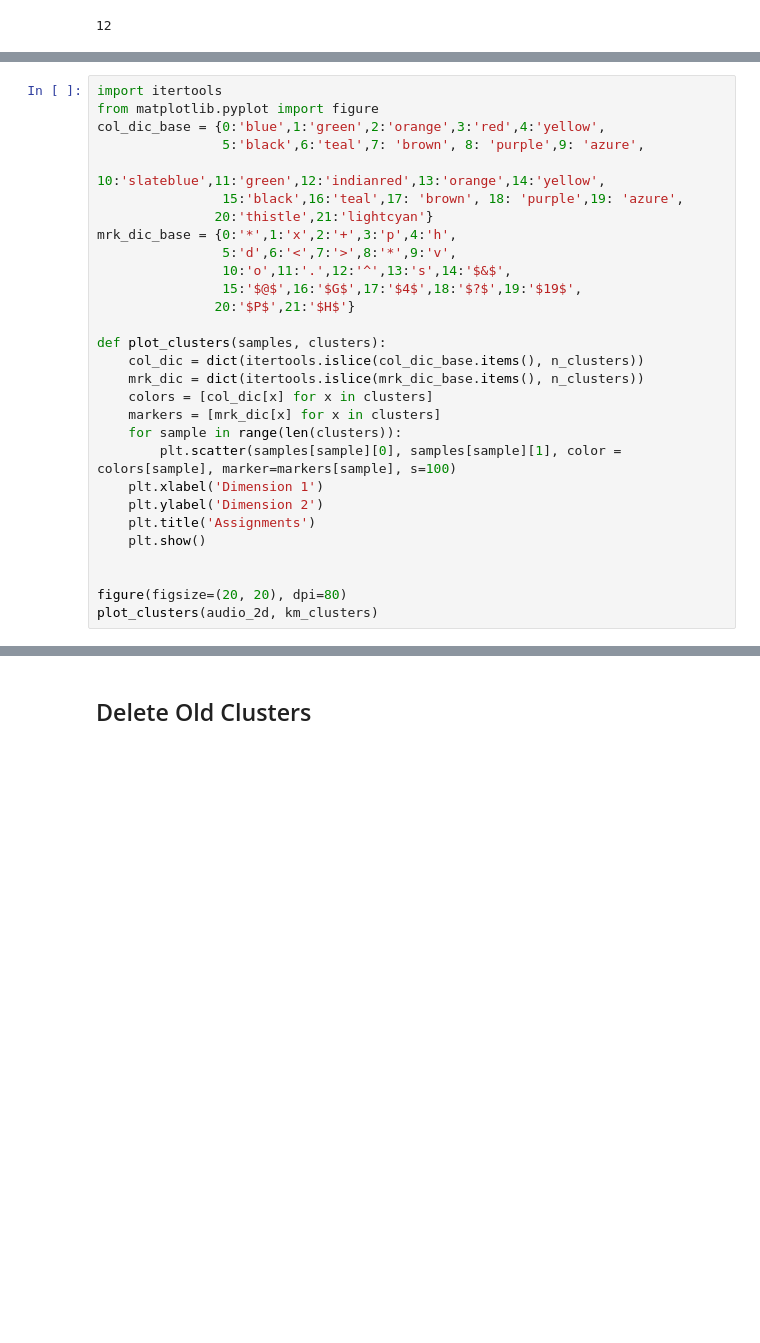
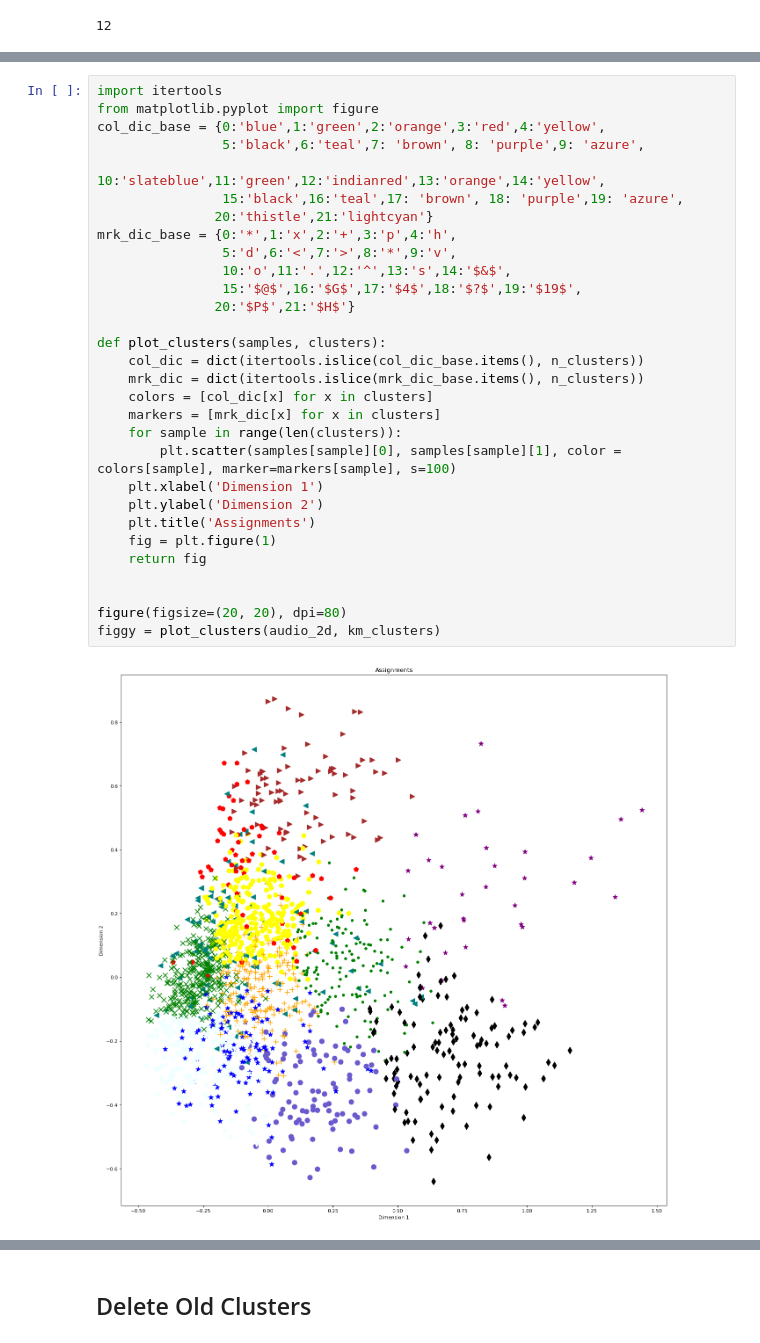
Before and after one commit to TONYRYANWORLDWIDE/SpotifyAPI, a Jupyter notebook: GenrePlaylists.ipynb, the cells around one changed output, grey strips where cells are left out. Cells and saved outputs as stored; diff of their text form; blank space fills up the shorter version.

```diff
--- a/GenrePlaylists.ipynb
+++ b/GenrePlaylists.ipynb
@@ -229,29 +229,32 @@ km_clusters
 # %%
 import itertools
 from matplotlib.pyplot import figure
 col_dic_base = {0:'blue',1:'green',2:'orange',3:'red',4:'yellow',
                 5:'black',6:'teal',7: 'brown', 8: 'purple',9: 'azure',
                 10:'slateblue',11:'green',12:'indianred',13:'orange',14:'yellow',
                 15:'black',16:'teal',17: 'brown', 18: 'purple',19: 'azure',
                20:'thistle',21:'lightcyan'}
 mrk_dic_base = {0:'*',1:'x',2:'+',3:'p',4:'h',
                 5:'d',6:'<',7:'>',8:'*',9:'v',
                 10:'o',11:'.',12:'^',13:'s',14:'$&$',
                 15:'$@$',16:'$G$',17:'$4$',18:'$?$',19:'$19$',
                20:'$P$',21:'$H$'}
 
 def plot_clusters(samples, clusters):
     col_dic = dict(itertools.islice(col_dic_base.items(), n_clusters))
     mrk_dic = dict(itertools.islice(mrk_dic_base.items(), n_clusters))
     colors = [col_dic[x] for x in clusters]
     markers = [mrk_dic[x] for x in clusters]
     for sample in range(len(clusters)):
         plt.scatter(samples[sample][0], samples[sample][1], color = colors[sample], marker=markers[sample], s=100)
     plt.xlabel('Dimension 1')
     plt.ylabel('Dimension 2')
     plt.title('Assignments')
-    plt.show()
+    fig = plt.figure(1)
+    return fig
 
 
 figure(figsize=(20, 20), dpi=80)
-plot_clusters(audio_2d, km_clusters)
+figgy = plot_clusters(audio_2d, km_clusters)
+# %% [output]
+[figure, added]
```
Also changed, not shown: parts of 6 cells of this notebook, 8 other files.
